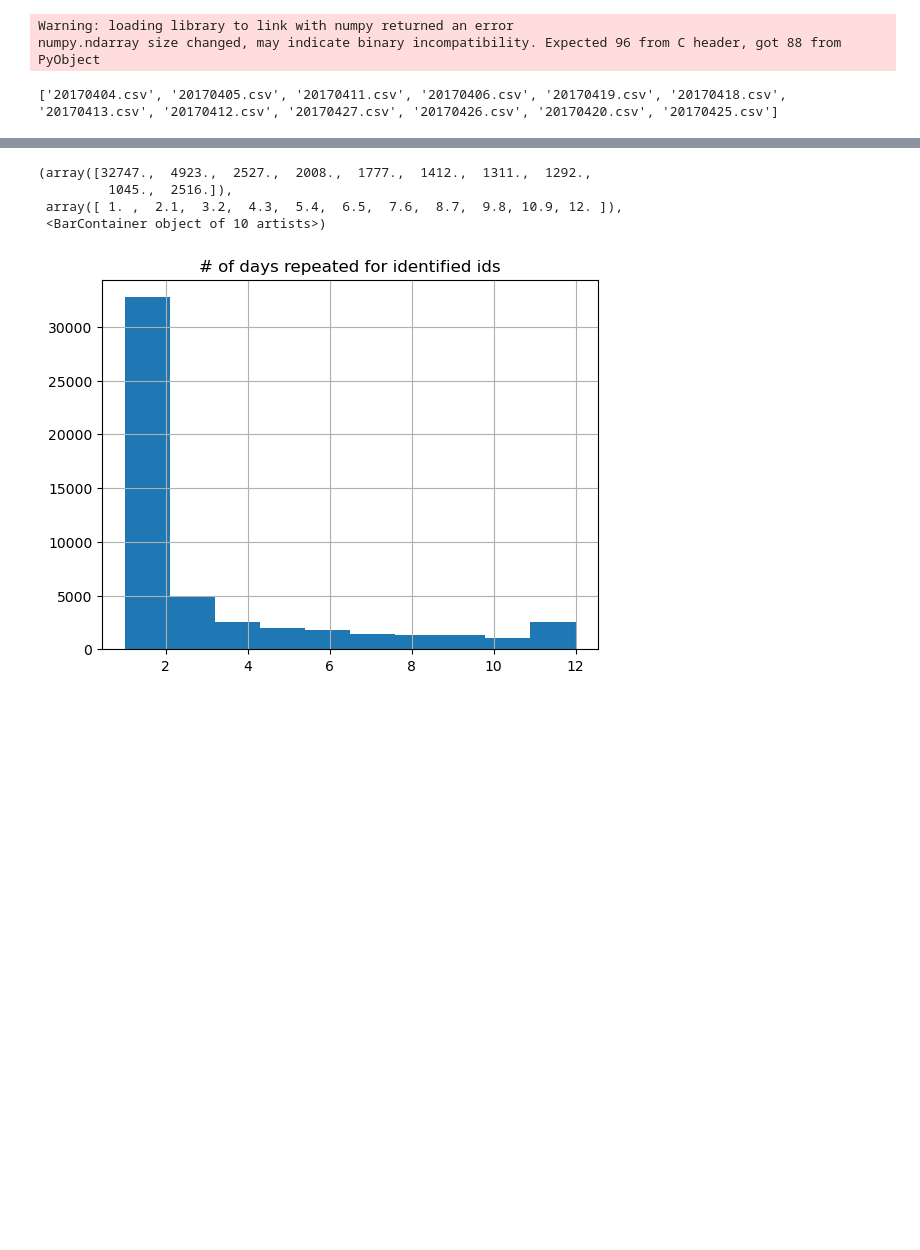
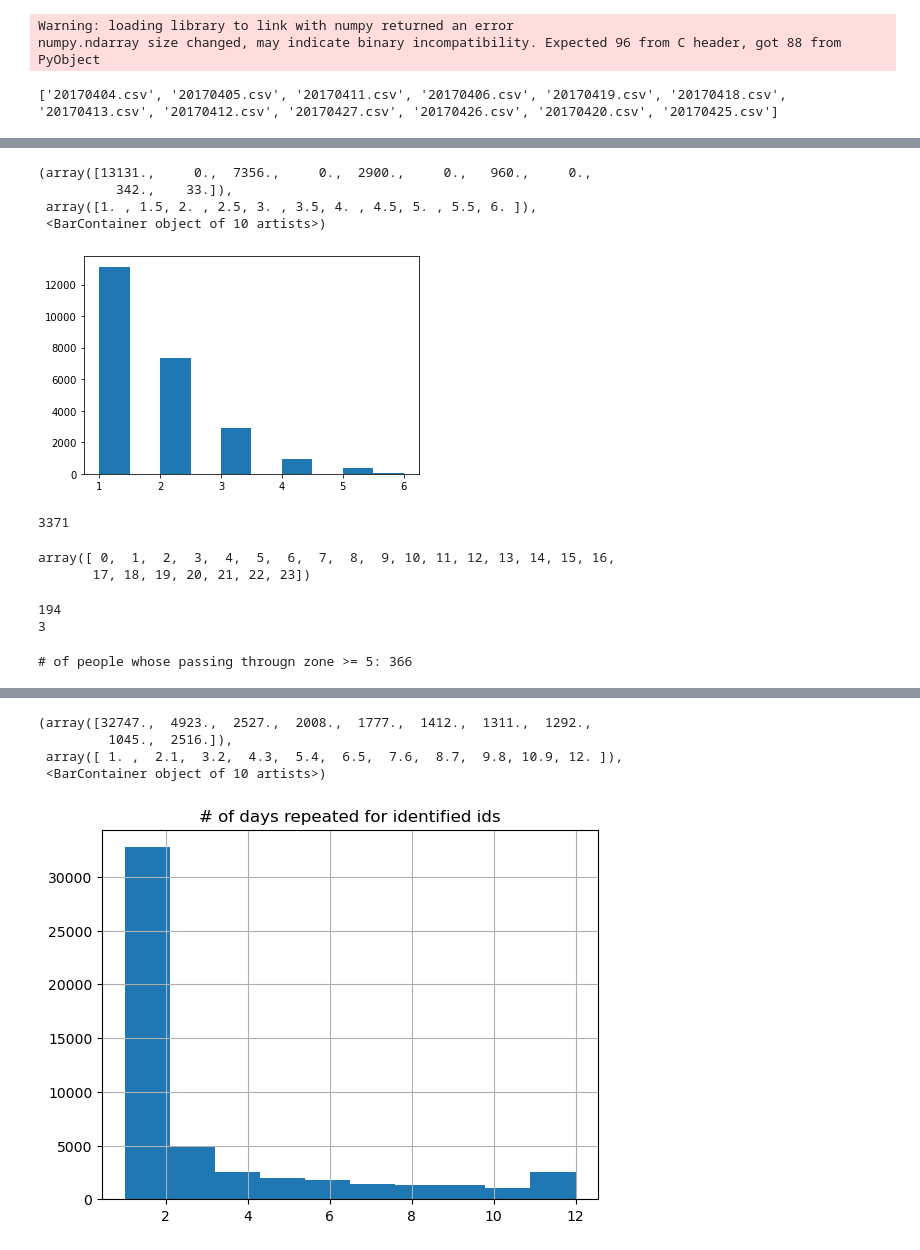
Before and after one commit to Yiran6/app_baseddata_processing, a Jupyter notebook: check_temporal.ipynb, the cells around one changed output, grey strips where cells are left out. Drawn from its saved outputs; the diff is of its cells as text; code cells hidden in the pictures; blank space fills up the shorter version.

```diff
--- a/check_temporal.ipynb
+++ b/check_temporal.ipynb
@@ -169,0 +91,53 @@ dt = get_data(raw_dt_path)
+# %%
+test_dt_2 = test_dt.groupby(by=['newid','count']).count()
+test_dt_2.reset_index(inplace=True)
+plt.hist(test_dt_2['count'])
+# %% [output]
+(array([13131.,     0.,  7356.,     0.,  2900.,     0.,   960.,     0.,
+          342.,    33.]),
+ array([1. , 1.5, 2. , 2.5, 3. , 3.5, 4. , 4.5, 5. , 5.5, 6. ]),
+ <BarContainer object of 10 artists>)
+[figure, added]
+# %%
+ct = 3
+len(np.unique(test_dt_2['newid'][test_dt_2['count']>=ct]))
+# %% [output]
+3371
+# %%
+np.arange(0, 24)
+# %% [output]
+array([ 0,  1,  2,  3,  4,  5,  6,  7,  8,  9, 10, 11, 12, 13, 14, 15, 16,
+       17, 18, 19, 20, 21, 22, 23])
+# %%
+#check time with more than ct
+ct = 5
+print(len(np.unique(test_dt['min5'][test_dt['count']>=ct])))
+#print(np.unique(test_dt['min5'][test_dt['count']>=ct]))
+
+hours_included = []
+for i in np.unique(test_dt['min5'][test_dt['count']>=ct]):
+    #print(str(i//12)+':'+str((i%12)*5))
+    if i//12 not in hours_included:
+        hours_included.append(i//12)
+
+day_hr = list(np.arange(0, 24))
+for i in day_hr:
+    if i not in hours_included:
+        print(i)
+# %% [output]
+194
+3
+# %%
+#check ids with more than ct
+ct = 5
+print('# of people whose passing througn zone >= '+str(ct)+':', len(np.unique(test_dt['newid'][test_dt['count']>=ct])))
+uni_ids = np.unique(test_dt['newid'][test_dt['count']>=ct])
+
+print(test_dt[(test_dt['newid'].isin(uni_ids)) & (test_dt['count']>=ct)])
+
+ids = 364
+min5 = 134
+print(dt[(dt['newid']==ids) & (dt['min5'].isin([min5-1, min5, min5+1]))].sort_values(by=['min5']))
+print(dt['taz'][(dt['newid']==ids) & (dt['min5']==min5)].values)
+# %% [output]
+# of people whose passing througn zone >= 5: 366
```
Also changed, not shown: parts of 14 cells of this notebook.
